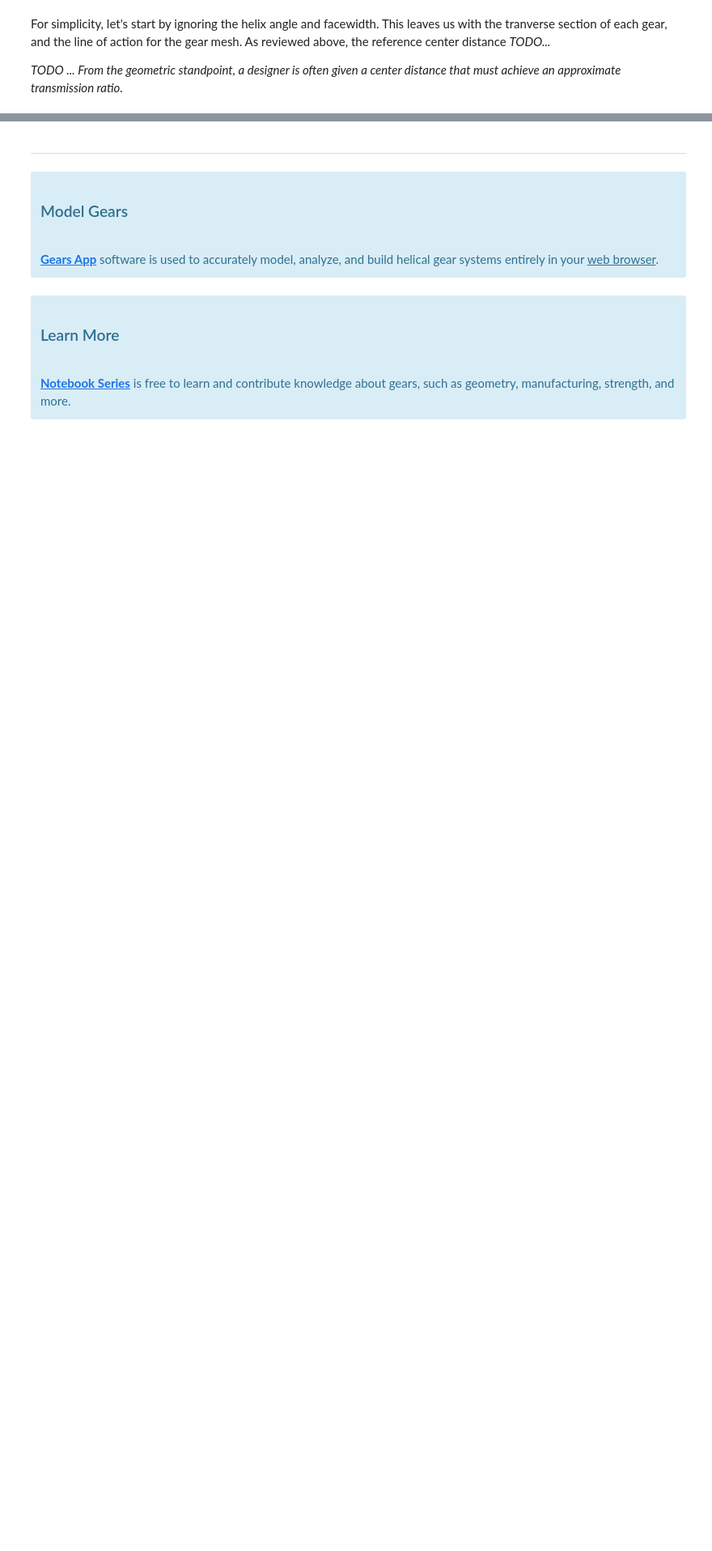
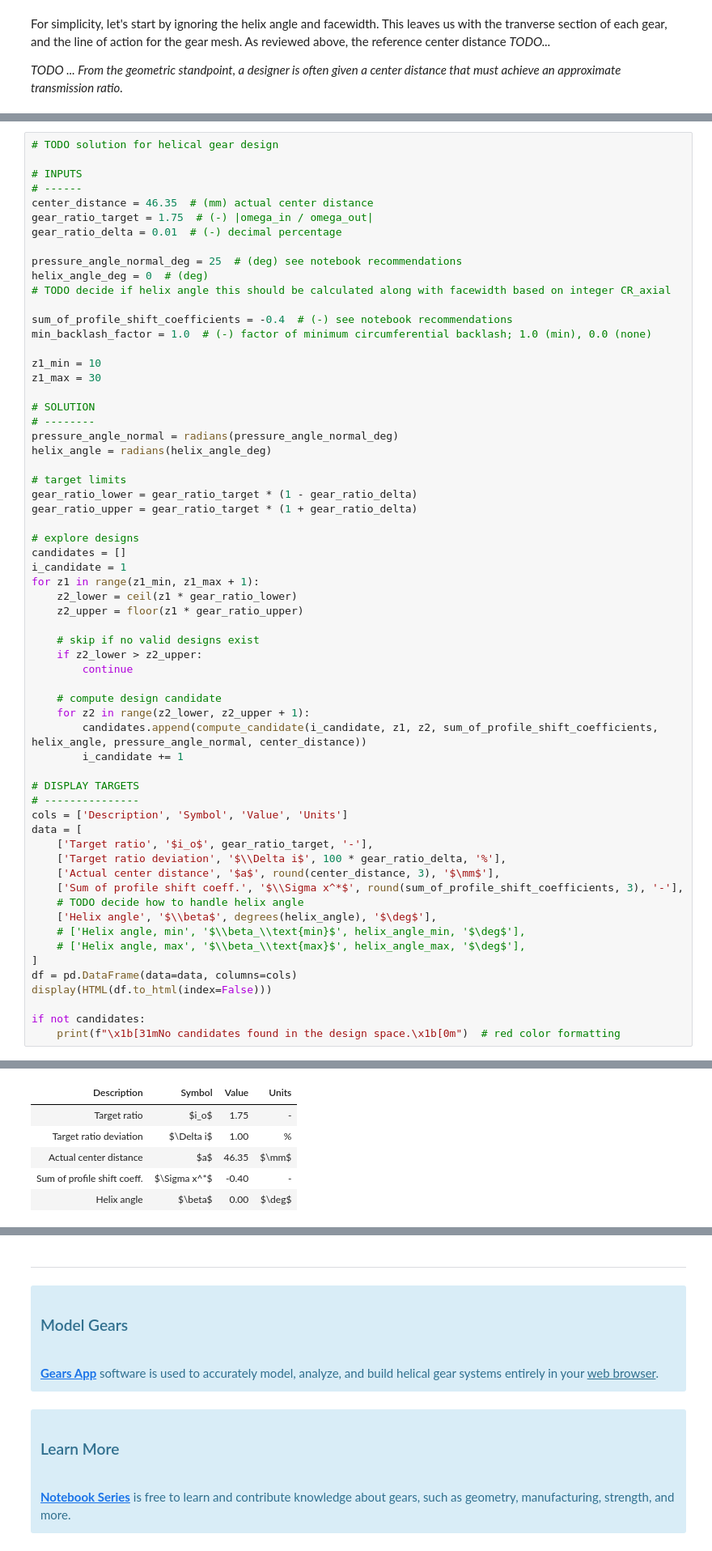
Before and after one commit to drivetrainhub/notebooks-gears, a Jupyter notebook: geometry/Chapter 3 - Helical Gears.ipynb, the cells around one changed output, grey strips where cells are left out. Shown at 81% size. Cells and saved outputs as stored; diff of their text form; blank space fills up the shorter version.

Commit message:
Progress on helical gear design example.

```diff
--- a/geometry/Chapter 3 - Helical Gears.ipynb
+++ b/geometry/Chapter 3 - Helical Gears.ipynb
@@ -1526,0 +1512,63 @@ PA 20.0
+# %%
+# TODO solution for helical gear design
+
+# INPUTS
+# ------
+center_distance = 46.35  # (mm) actual center distance
+gear_ratio_target = 1.75  # (-) |omega_in / omega_out|
+gear_ratio_delta = 0.01  # (-) decimal percentage
+
+pressure_angle_normal_deg = 25  # (deg) see notebook recommendations
+helix_angle_deg = 0  # (deg)
+# TODO decide if helix angle this should be calculated along with facewidth based on integer CR_axial
+
+sum_of_profile_shift_coefficients = -0.4  # (-) see notebook recommendations
+min_backlash_factor = 1.0  # (-) factor of minimum circumferential backlash; 1.0 (min), 0.0 (none)
+
+z1_min = 10
+z1_max = 30
+
+# SOLUTION
+# --------
+pressure_angle_normal = radians(pressure_angle_normal_deg)
+helix_angle = radians(helix_angle_deg)
+
+# target limits
+gear_ratio_lower = gear_ratio_target * (1 - gear_ratio_delta)
+gear_ratio_upper = gear_ratio_target * (1 + gear_ratio_delta)
+
+# explore designs
+candidates = []
+i_candidate = 1
+for z1 in range(z1_min, z1_max + 1):
+    z2_lower = ceil(z1 * gear_ratio_lower)
+    z2_upper = floor(z1 * gear_ratio_upper)
+
+    # skip if no valid designs exist
+    if z2_lower > z2_upper:
+        continue
+
+    # compute design candidate
+    for z2 in range(z2_lower, z2_upper + 1):
+        candidates.append(compute_candidate(i_candidate, z1, z2, sum_of_profile_shift_coefficients, helix_angle, pressure_angle_normal, center_distance))
+        i_candidate += 1
+
+# DISPLAY TARGETS
+# ---------------
+cols = ['Description', 'Symbol', 'Value', 'Units']
+data = [
+    ['Target ratio', '$i_o$', gear_ratio_target, '-'],
+    ['Target ratio deviation', '$\\Delta i$', 100 * gear_ratio_delta, '%'],
+    ['Actual center distance', '$a$', round(center_distance, 3), '$\mm$'],
+    ['Sum of profile shift coeff.', '$\\Sigma x^*$', round(sum_of_profile_shift_coefficients, 3), '-'],
+    # TODO decide how to handle helix angle
+    ['Helix angle', '$\\beta$', degrees(helix_angle), '$\deg$'],
+    # ['Helix angle, min', '$\\beta_\\text{min}$', helix_angle_min, '$\deg$'],
+    # ['Helix angle, max', '$\\beta_\\text{max}$', helix_angle_max, '$\deg$'],
+]
+df = pd.DataFrame(data=data, columns=cols)
+display(HTML(df.to_html(index=False)))
+
+if not candidates:
+    print(f"\x1b[31mNo candidates found in the design space.\x1b[0m")  # red color formatting
+# %% [output]
@@ -1526,0 +1590,6 @@ PA 20.0
+| Description | Symbol | Value | Units |
+| Target ratio | $i_o$ | 1.75 | - |
+| Target ratio deviation | $\Delta i$ | 1.00 | % |
+| Actual center distance | $a$ | 46.35 | $\mm$ |
+| Sum of profile shift coeff. | $\Sigma x^*$ | -0.40 | - |
+| Helix angle | $\beta$ | 0.00 | $\deg$ |
```
Also changed, not shown: parts of 7 cells of this notebook, 1 other file.
